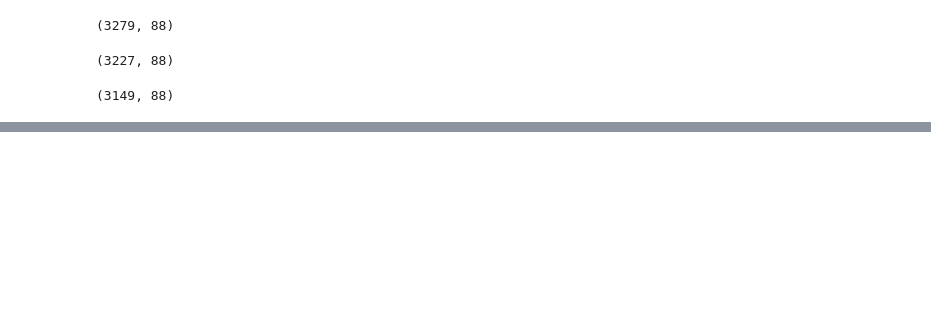
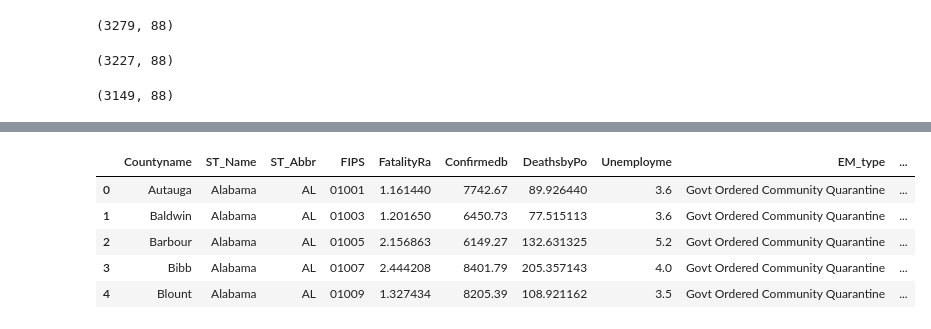
Before and after one commit to datascisteven/The-Masked-Politic, a Jupyter notebook: Phase_3_Project.ipynb, the cells around one changed output, grey strips where cells are left out. Saved outputs shown, nothing was run; the diff lists cells and outputs as text; code cells hidden in the pictures; blank space fills up the shorter version.

```diff
--- a/Phase_3_Project.ipynb
+++ b/Phase_3_Project.ipynb
@@ -299,0 +228,13 @@ AttributeError: 'NoneType' object has no attribute 'shape'
+# %%
+data.drop(columns=['OBJECTID', 'ST_ID', 'PCTPOVALL_', 'Med_HH_Inc', 'State_Fata', 'DateChecke', 'url', 'Thumbnail', 'State_Conf', 'State_Deat', 'State_Reco', 'State_Test', 'TotalPop', 'NonHispWhP', 'BlackPop', 'AmIndop', 'PacIslPop', 'OtherPop', 'TwoMorPop', 'HispPop', 'NonHisp'], inplace=True)
+
+## State level data were dropped as well as population data that was repeated
+# %%
+data.head()
+# %% [output]
+|  | Countyname | ST_Name | ST_Abbr | FIPS | FatalityRa | Confirmedb | DeathsbyPo | Unemployme | EM_type | ... |
+| 0 | Autauga | Alabama | AL | 01001 | 1.161440 | 7742.67 | 89.926440 | 3.6 | Govt Ordered Community Quarantine | ... |
+| 1 | Baldwin | Alabama | AL | 01003 | 1.201650 | 6450.73 | 77.515113 | 3.6 | Govt Ordered Community Quarantine | ... |
+| 2 | Barbour | Alabama | AL | 01005 | 2.156863 | 6149.27 | 132.631325 | 5.2 | Govt Ordered Community Quarantine | ... |
+| 3 | Bibb | Alabama | AL | 01007 | 2.444208 | 8401.79 | 205.357143 | 4.0 | Govt Ordered Community Quarantine | ... |
+| 4 | Blount | Alabama | AL | 01009 | 1.327434 | 8205.39 | 108.921162 | 3.5 | Govt Ordered Community Quarantine | ... |
```
Also changed, not shown: parts of 33 cells of this notebook.
